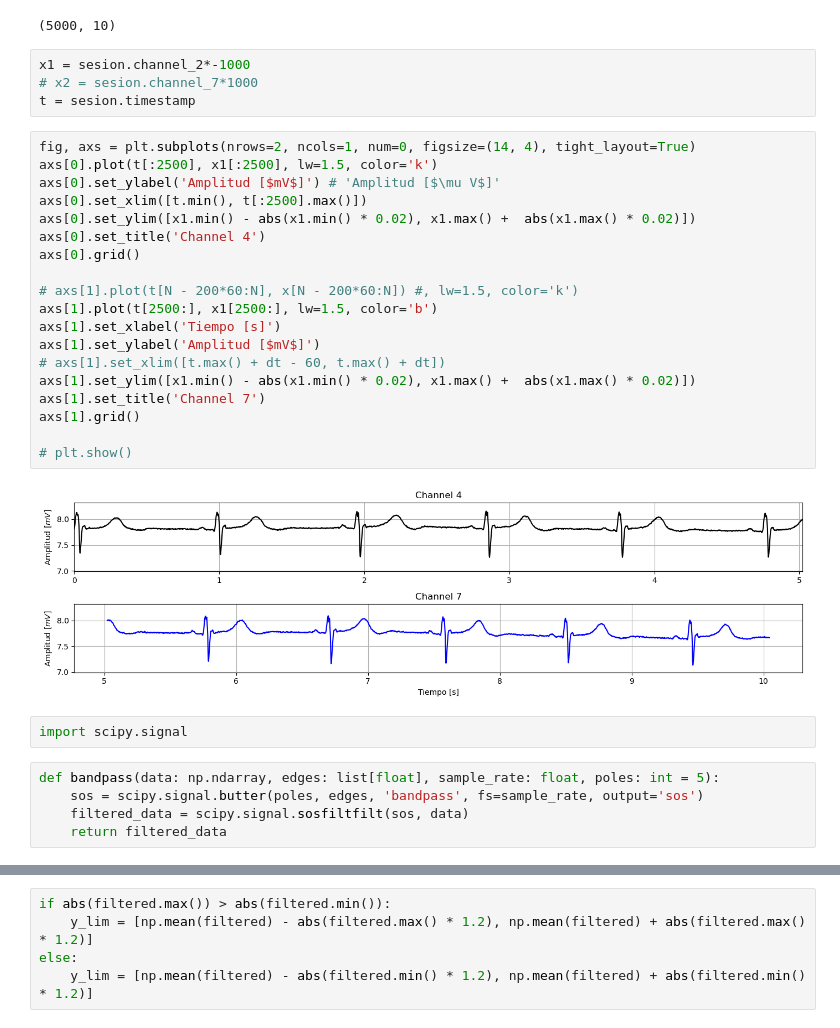
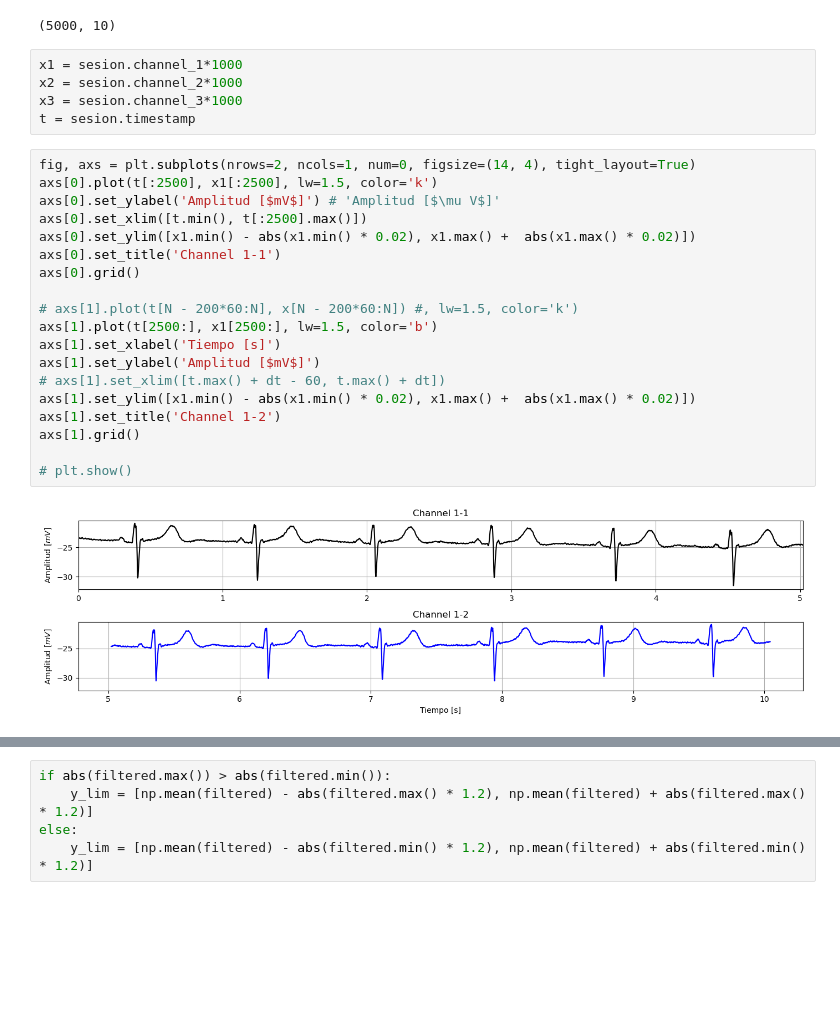
Before and after one commit to EloySerrudo/EEG_Project, a Jupyter notebook: bin/EDA.ipynb, the cells around one changed output, grey strips where cells are left out. Cells and saved outputs as stored; diff of their text form; blank space fills up the shorter version.

```diff
--- a/bin/EDA.ipynb
+++ b/bin/EDA.ipynb
@@ -76,34 +43,28 @@ sesion.shape
 # %% [output]
 (5000, 10)
 # %%
-x1 = sesion.channel_2*-1000
-# x2 = sesion.channel_7*1000
+x1 = sesion.channel_1*1000
+x2 = sesion.channel_2*1000
+x3 = sesion.channel_3*1000
 t = sesion.timestamp
 # %%
 fig, axs = plt.subplots(nrows=2, ncols=1, num=0, figsize=(14, 4), tight_layout=True)
 axs[0].plot(t[:2500], x1[:2500], lw=1.5, color='k')
 axs[0].set_ylabel('Amplitud [$mV$]') # 'Amplitud [$\mu V$]'
 axs[0].set_xlim([t.min(), t[:2500].max()])
 axs[0].set_ylim([x1.min() - abs(x1.min() * 0.02), x1.max() +  abs(x1.max() * 0.02)])
-axs[0].set_title('Channel 4')
+axs[0].set_title('Channel 1-1')
 axs[0].grid()
 
 # axs[1].plot(t[N - 200*60:N], x[N - 200*60:N]) #, lw=1.5, color='k')
 axs[1].plot(t[2500:], x1[2500:], lw=1.5, color='b')
 axs[1].set_xlabel('Tiempo [s]')
 axs[1].set_ylabel('Amplitud [$mV$]')
 # axs[1].set_xlim([t.max() + dt - 60, t.max() + dt])
 axs[1].set_ylim([x1.min() - abs(x1.min() * 0.02), x1.max() +  abs(x1.max() * 0.02)])
-axs[1].set_title('Channel 7')
+axs[1].set_title('Channel 1-2')
 axs[1].grid()
 
 # plt.show()
 # %% [output]
-[figure, old version]
+[figure, new version]
-# %%
-import scipy.signal
-# %%
-def bandpass(data: np.ndarray, edges: list[float], sample_rate: float, poles: int = 5):
-    sos = scipy.signal.butter(poles, edges, 'bandpass', fs=sample_rate, output='sos')
-    filtered_data = scipy.signal.sosfiltfilt(sos, data)
-    return filtered_data
```
Also changed, not shown: parts of 10 cells of this notebook, 1 other file.
